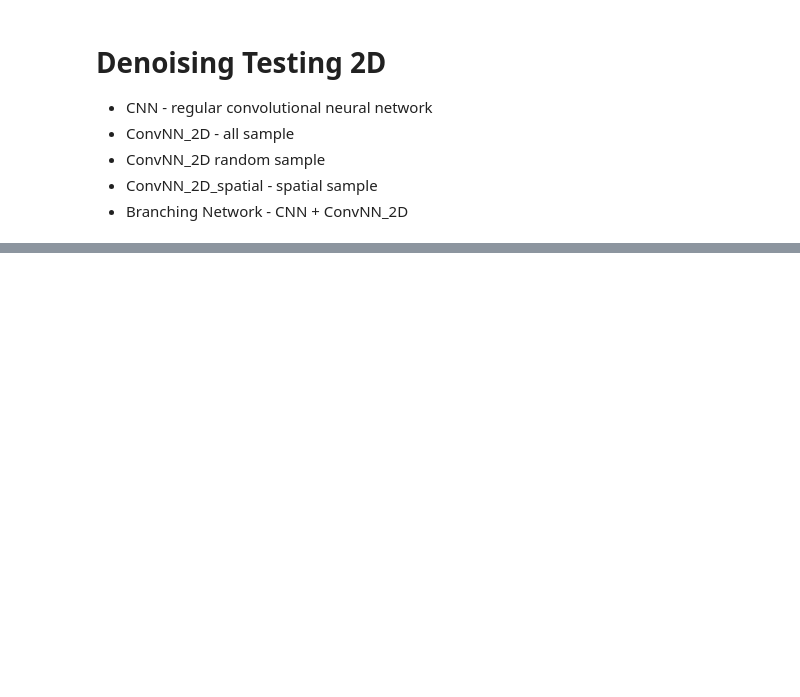
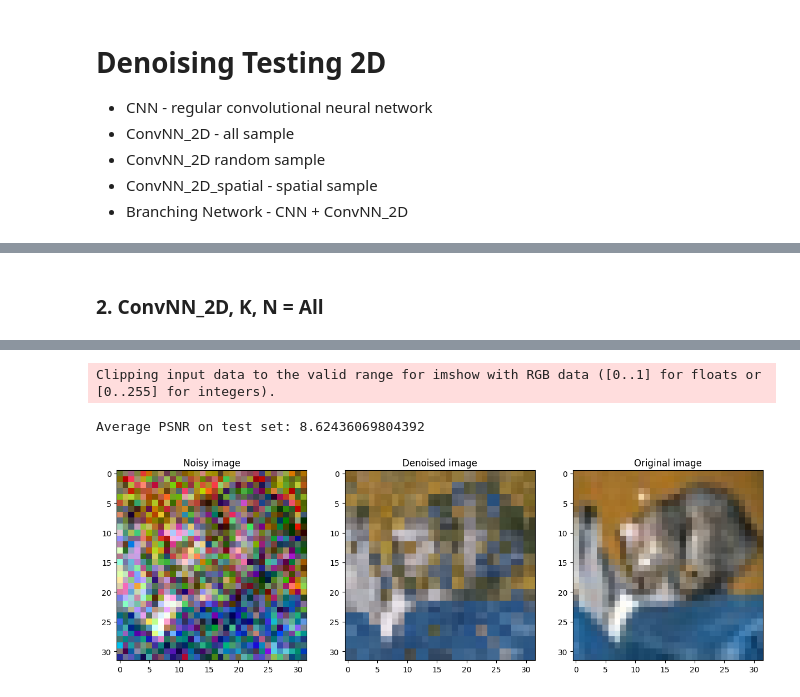
Before and after one commit to mingikang31/Convolutional-Nearest-Neighbor, a Jupyter notebook: Testing/W4_Denoising.ipynb, the cells around one changed output, grey strips where cells are left out. Saved outputs shown, nothing was run; the diff lists cells and outputs as text; code cells hidden in the pictures; blank space fills up the shorter version.

```diff
--- a/Testing/W4_Denoising.ipynb
+++ b/Testing/W4_Denoising.ipynb
@@ -114,0 +80,16 @@ class BranchingNetwork(nn.Module):
+# %% [markdown]
+### 2. ConvNN_2D, K, N = All
+# %%
+# ConvNN 2D,  K,  N = All
+
+denoising_convNN_2d_k_all = DenoisingConvNN_2D_K_All()
+criterion = nn.MSELoss()
+optimizer = optim.Adam(denoising_convNN_2d_k_all.parameters(), lr=0.001)
+num_epochs = 10
+train_denoising_model(denoising_convNN_2d_k_all, cifar10.train_loader, criterion, optimizer, num_epochs)
+evaluate_denoising_accuracy(denoising_convNN_2d_k_all, cifar10.test_loader, criterion)
+evaluate_accuracy_psnr(denoising_convNN_2d_k_all, cifar10.test_loader, criterion)
+
+# Print out output of trained model
+test_denoise_visual(denoising_convNN_2d_k_all, cifar10.test_loader)
+# %% [output]
@@ -114,0 +109,3 @@ class BranchingNetwork(nn.Module):
+Clipping input data to the valid range for imshow with RGB data ([0..1] for floats or [0..255] for integers).
+Average PSNR on test set: 8.62436069804392
+[figure, added]
```
Also changed, not shown: parts of 21 cells of this notebook, 9 other files.
